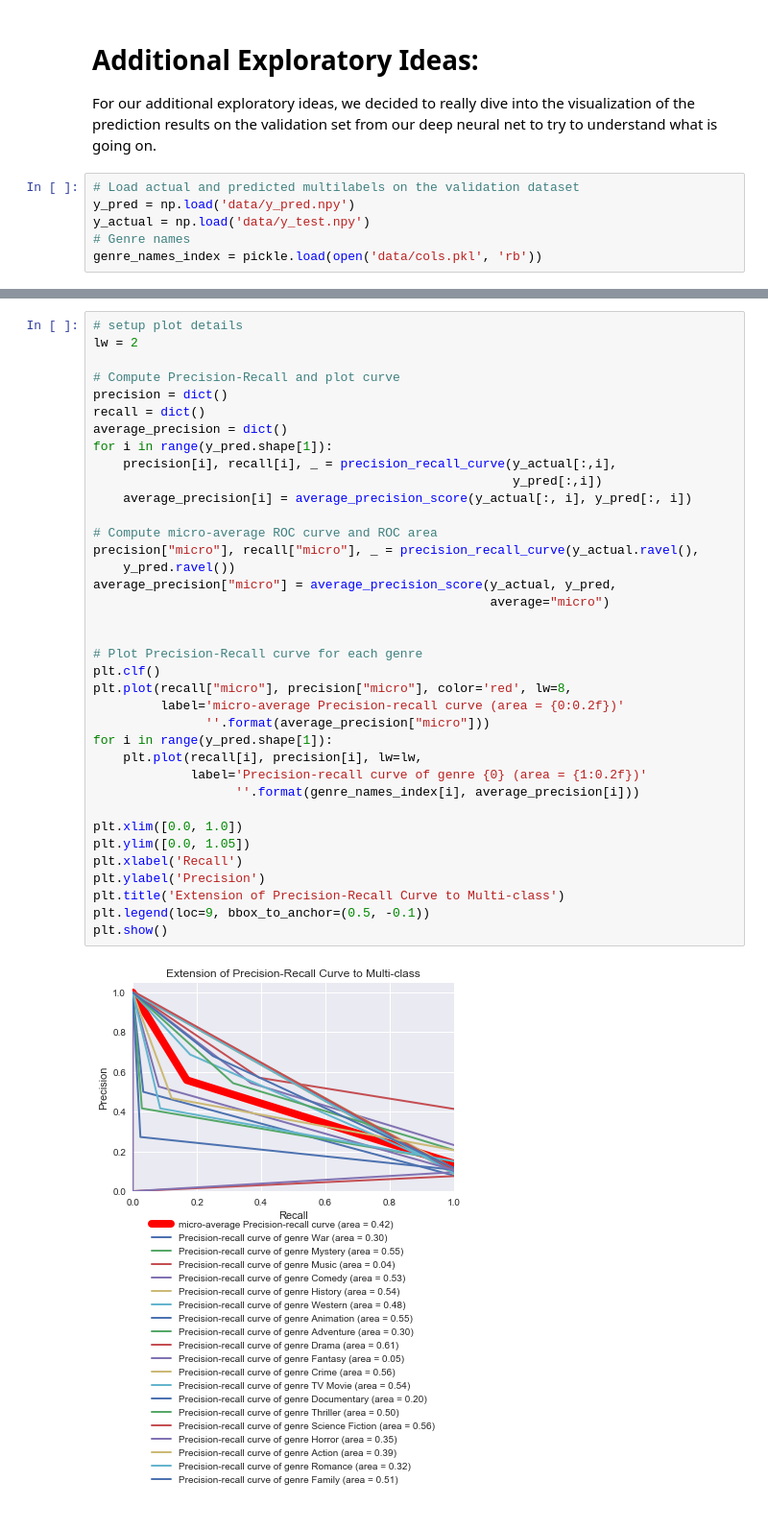
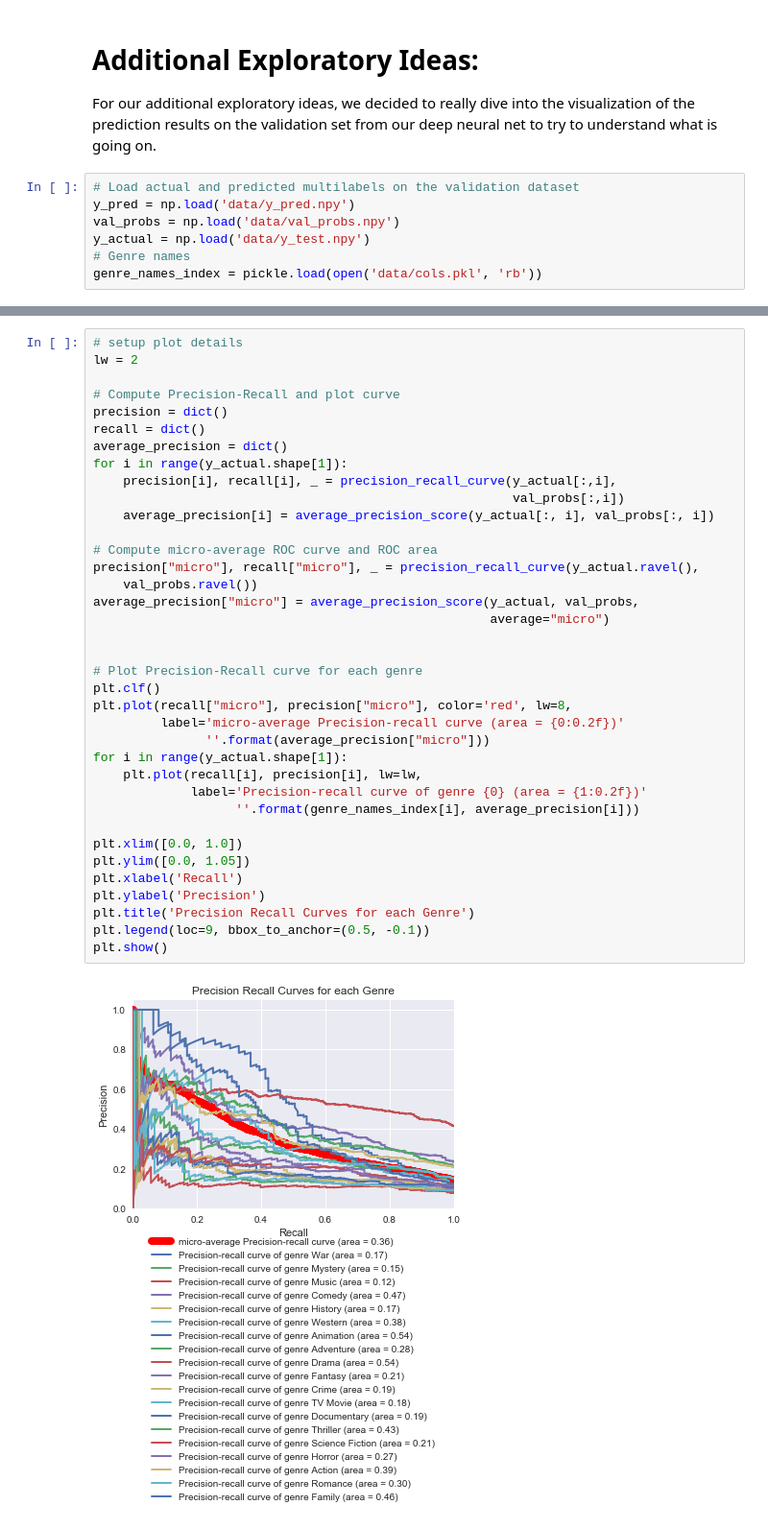
Before and after one commit to xueharry/cs109b-final-project, a Jupyter notebook: milestone4/Heatmaps.ipynb, the cells around one changed output, grey strips where cells are left out. Shown at 96% size. Cells and saved outputs as stored; diff of their text form.

Commit message:
Revised ROC curves

```diff
--- a/milestone4/Heatmaps.ipynb
+++ b/milestone4/Heatmaps.ipynb
@@ -16,6 +16,7 @@ For our additional exploratory ideas, we decided to really dive into the visuali
 # %%
 # Load actual and predicted multilabels on the validation dataset
 y_pred = np.load('data/y_pred.npy')
+val_probs = np.load('data/val_probs.npy')
 y_actual = np.load('data/y_test.npy')
 # Genre names
 genre_names_index = pickle.load(open('data/cols.pkl', 'rb'))
@@ -26,41 +27,41 @@ To see how well our neural network performed on a per-genre basis, we can plot a
 # setup plot details
 lw = 2
 
 # Compute Precision-Recall and plot curve
 precision = dict()
 recall = dict()
 average_precision = dict()
-for i in range(y_pred.shape[1]):
+for i in range(y_actual.shape[1]):
     precision[i], recall[i], _ = precision_recall_curve(y_actual[:,i],
-                                                        y_pred[:,i])
-    average_precision[i] = average_precision_score(y_actual[:, i], y_pred[:, i])
+                                                        val_probs[:,i])
+    average_precision[i] = average_precision_score(y_actual[:, i], val_probs[:, i])
 
 # Compute micro-average ROC curve and ROC area
 precision["micro"], recall["micro"], _ = precision_recall_curve(y_actual.ravel(),
-    y_pred.ravel())
-average_precision["micro"] = average_precision_score(y_actual, y_pred,
+    val_probs.ravel())
+average_precision["micro"] = average_precision_score(y_actual, val_probs,
                                                      average="micro")
 
 
 # Plot Precision-Recall curve for each genre
 plt.clf()
 plt.plot(recall["micro"], precision["micro"], color='red', lw=8,
          label='micro-average Precision-recall curve (area = {0:0.2f})'
                ''.format(average_precision["micro"]))
-for i in range(y_pred.shape[1]):
+for i in range(y_actual.shape[1]):
     plt.plot(recall[i], precision[i], lw=lw,
              label='Precision-recall curve of genre {0} (area = {1:0.2f})'
                    ''.format(genre_names_index[i], average_precision[i]))
 
 plt.xlim([0.0, 1.0])
 plt.ylim([0.0, 1.05])
 plt.xlabel('Recall')
 plt.ylabel('Precision')
-plt.title('Extension of Precision-Recall Curve to Multi-class')
+plt.title('Precision Recall Curves for each Genre')
 plt.legend(loc=9, bbox_to_anchor=(0.5, -0.1))
 plt.show()
 # %% [output]
-[figure, old version]
+[figure, new version]
 # %% [markdown]
 Unfortunately, the performance looks rather poor (given that 0.5 is the area under curve for a completely random classifier).
 
```
Also changed, not shown: parts of 4 cells of this notebook, 2 other files.
